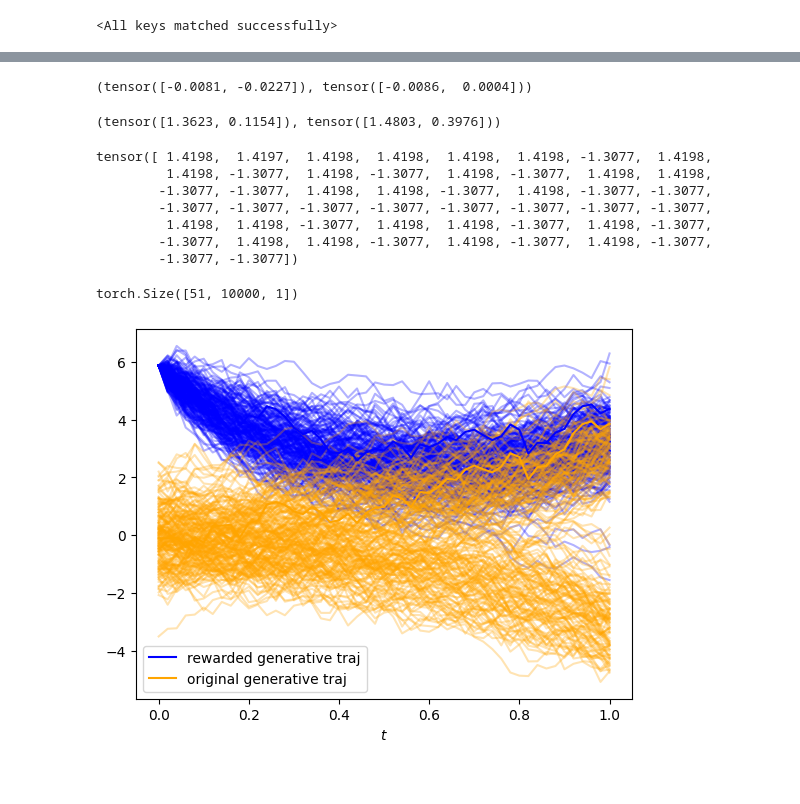
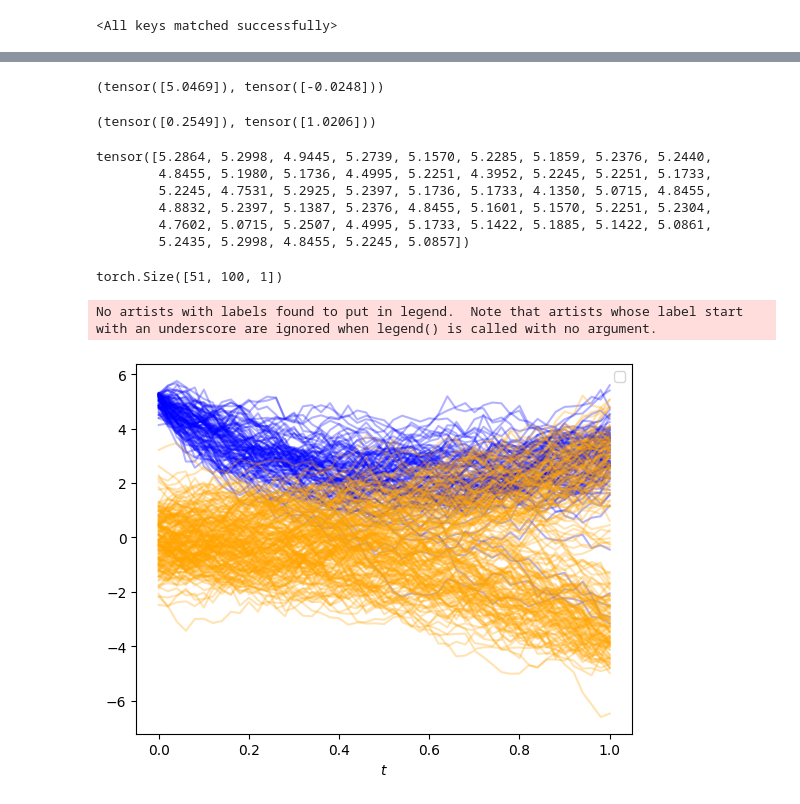
Before and after one commit to YuhangMeiUW/BSDE-Gradient, a Jupyter notebook: optimization_compare_diff.ipynb, the cells around one changed output, grey strips where cells are left out. Cells and saved outputs as stored; diff of their text form; code cells hidden in the pictures.

```diff
--- a/optimization_compare_diff.ipynb
+++ b/optimization_compare_diff.ipynb
@@ -6,8 +6,8 @@ from network import PhiNetwork, ScoreNetwork
 from utils import batched_jacobian
 import matplotlib.pyplot as plt
 # %%
-phi_net = ScoreNetwork(input_dim=1+1, out_dim=1, hidden_dim=32)
-phi_net.load_state_dict(torch.load('network/phi_network_diff_bsde_timesteps50_kf10.pth'))
+phi_net = ScoreNetwork(input_dim=1+1, out_dim=1, hidden_dim=64, num_blocks=4)
+phi_net.load_state_dict(torch.load('network/phi_network_diff_bsde_timesteps50_kf10_v2.pth'))
 # %% [output]
 <All keys matched successfully>
 # %%
@@ -65,19 +65,19 @@ from utils import rollout, noise
 # %%
 theta0 = torch.randn((N, n))
 
-theta_auto = theta0.clone().detach().requires_grad_(True)
+# theta_auto = theta0.clone().detach().requires_grad_(True)
 theta_phi  = theta0.clone().detach().requires_grad_(True)  # requires_grad can stay True; we won't call backward()
 
-opt_auto = torch.optim.Adam([theta_auto], lr=1e-3)
+# opt_auto = torch.optim.Adam([theta_auto], lr=1e-3)
 opt_phi  = torch.optim.Adam([theta_phi],  lr=1e-3)
 
-loss_hist_auto = []
+# loss_hist_auto = []
 loss_hist_phi  = []
-theta_hist_auto = []
+# theta_hist_auto = []
 theta_hist_phi  = []
-theta_hist_auto.append(theta_auto.detach().clone())
+# theta_hist_auto.append(theta_auto.detach().clone())
 theta_hist_phi.append(theta_phi.detach().clone())
-for i in range(15000):
+for i in range(10000):
     W_f = torch.randn(steps + 1, N, m) * torch.sqrt(torch.tensor(dt))
     # ======== Method A: autograd ========
     # opt_auto.zero_grad(set_to_none=True)
@@ -85,6 +85,12 @@ for i in range(15000):
     # # compute loss (keep exactly same code path)
     # xT_auto = rollout(f, g, T, dt, theta_auto, W_f)[-1]
     # loss_auto = lf(xT_auto).sum(dim=0)  # your original loss
+    # mean_auto = theta_auto.mean(dim=0, keepdim=True)  # scalar for backward
+    # temp_auto = theta_auto - mean_auto.repeat(theta_auto.shape[0], 1)  # shape (N,)
+    # var_auto = (temp_auto.T @ temp_auto) / (N - 1)  # scalar variance
+    # var_auto_inv = 1.0 / (var_auto + 1e-6*torch.eye(1))  # scalar inverse variance
+    # kl_auto = 0.5 * (torch.trace(var_auto) + mean_auto @ mean_auto.T - 1 - torch.logdet(var_auto + 1e-6*torch.eye(1)))  # scalar KL divergence
+    # loss_auto = loss_auto + kl_auto
     # loss_auto.backward()
     # opt_auto.step()
 
@@ -100,7 +106,14 @@ for i in range(15000):
     # apply your gradient estimator
     # IMPORTANT: optimizer expects theta_phi.grad to be a tensor on same device/dtype
     with torch.no_grad():
-        ghat = phi_net(theta_phi, torch.tensor(0.0).repeat(theta_phi.shape[0], 1))  # shape (N, n)
+        ghat_lf = phi_net(theta_phi, torch.tensor(0.0).repeat(theta_phi.shape[0], 1))  # shape (N, n)
+        mean_theta = theta_phi.mean(dim=0)  # shape (1, n)
+        temp = theta_phi - mean_theta.repeat(theta_phi.shape[0], 1)  # shape (N, n)
+        var_theta = ((temp.T @ temp) / (N - 1))  # shape (n, n)
+        var_theta_inv = torch.linalg.pinv(var_theta + 1e-6 * torch.eye(n))  # shape (n, n)
+        ghat_kl = (-var_theta_inv @ temp.T  + theta_phi.T).T  # shape (N, n)
+        # print(ghat_kl.std().item(), ghat_kl.mean().item())
+        ghat = ghat_lf + ghat_kl  # shape (N, n)
         theta_phi.grad = ghat.detach()
     opt_phi.step()
 
@@ -115,7 +128,7 @@ for i in range(15000):
     # if i % max(1, 500) == 0:
     #     print(f"iteration {i:4d} | autograd loss {loss_hist_auto[-1]:.6g} | phi loss {loss_hist_phi[-1]:.6g}")
     if i % max(1, 500) == 0:
-        print(f"iteration {i:4d} ")
+        print(f"iteration {i:4d} | autograd loss {loss_auto.detach().item():.6g}")
 
 
 
@@ -168,42 +169,42 @@ IndexError: index 1 is out of bounds for axis 1 with size 1
 # %%
 theta_phi.detach().mean(dim=0), theta_auto.detach().mean(dim=0)
 # %% [output]
-(tensor([-0.0081, -0.0227]), tensor([-0.0086,  0.0004]))
+(tensor([5.0469]), tensor([-0.0248]))
 # %%
 theta_phi.detach().std(dim=0), theta_auto.detach().std(dim=0)
 # %% [output]
-(tensor([1.3623, 0.1154]), tensor([1.4803, 0.3976]))
+(tensor([0.2549]), tensor([1.0206]))
 # %%
 randindex = np.random.randint(0, theta_phi.shape[0], size=50) # generate 50 random index
 theta_phi.detach()[randindex,0]
 # %% [output]
-tensor([ 1.4198,  1.4197,  1.4198,  1.4198,  1.4198,  1.4198, -1.3077,  1.4198,
-         1.4198, -1.3077,  1.4198, -1.3077,  1.4198, -1.3077,  1.4198,  1.4198,
-        -1.3077, -1.3077,  1.4198,  1.4198, -1.3077,  1.4198, -1.3077, -1.3077,
-        -1.3077, -1.3077, -1.3077, -1.3077, -1.3077, -1.3077, -1.3077, -1.3077,
-         1.4198,  1.4198, -1.3077,  1.4198,  1.4198, -1.3077,  1.4198, -1.3077,
-        -1.3077,  1.4198,  1.4198, -1.3077,  1.4198, -1.3077,  1.4198, -1.3077,
-        -1.3077, -1.3077])
+tensor([5.2864, 5.2998, 4.9445, 5.2739, 5.1570, 5.2285, 5.1859, 5.2376, 5.2440,
+        4.8455, 5.1980, 5.1736, 4.4995, 5.2251, 4.3952, 5.2245, 5.2251, 5.1733,
+        5.2245, 4.7531, 5.2925, 5.2397, 5.1736, 5.1733, 4.1350, 5.0715, 4.8455,
+        4.8832, 5.2397, 5.1387, 5.2376, 4.8455, 5.1601, 5.1570, 5.2251, 5.2304,
+        4.7602, 5.0715, 5.2507, 4.4995, 5.1733, 5.1422, 5.1885, 5.1422, 5.0861,
+        5.2435, 5.2998, 4.8455, 5.2245, 5.0857])
 # %%
-final_traj_phi = rollout(f, g, T, dt, theta_phi, W_f)
-compare_traj = rollout(f, g, T, dt, theta0.clone().detach(), W_f)
+final_traj_phi = rollout(f, g, T, dt, theta_phi, torch.randn(steps + 1, N, m) * torch.sqrt(torch.tensor(dt)))
+# compare_traj = rollout(f, g, T, dt, theta_auto, W_f)
 # %%
 final_traj_phi.shape
 # %% [output]
-torch.Size([51, 10000, 1])
+torch.Size([51, 100, 1])
 # %%
 plt.figure()
 plt.plot(np.arange(0,51)*dt, final_traj_phi[:, :200, 0].detach().numpy(), color='blue', alpha=0.3)
 plt.plot(np.arange(0,51)*dt, compare_traj[:, :200, 0].detach().numpy(), color='orange', alpha=0.3)
 plt.xlabel(r"$t$")
-plt.plot(np.arange(0,51)*dt, final_traj_phi[:, 999, 0].detach().numpy(), color='blue', alpha=1, label='rewarded generative traj')
-plt.plot(np.arange(0,51)*dt, compare_traj[:, 999, 0].detach().numpy(), color='orange', alpha=1, label='original generative traj')
+# plt.plot(np.arange(0,51)*dt, final_traj_phi[:, 999, 0].detach().numpy(), color='blue', alpha=1, label='rewarded generative traj')
+# plt.plot(np.arange(0,51)*dt, compare_traj[:, 999, 0].detach().numpy(), color='orange', alpha=1, label='original generative traj')
 # plt.ylabel(r"$\dot{\theta}$")
 # plt.title("Sample trajectories with phi(theta) grad")
 plt.legend()
 plt.show()
 # %% [output]
+No artists with labels found to put in legend.  Note that artists whose label start with an underscore are ignored when legend() is called with no argument.
-[figure, old version]
+[figure, new version]
 # %%
 from utils import generate_initial_data
 # %%
```
Also changed, not shown: parts of 21 cells of this notebook, 1 other file.
